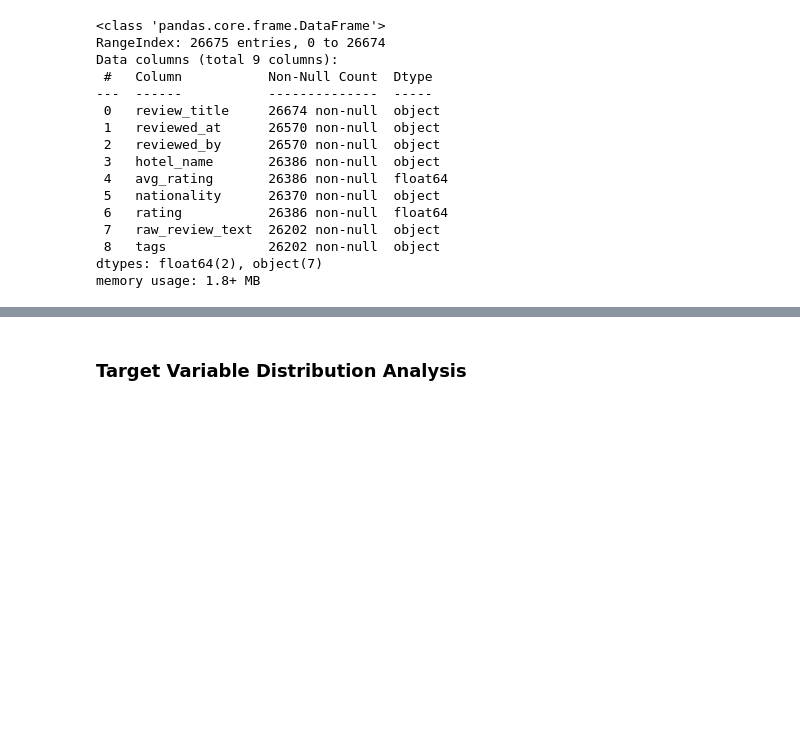
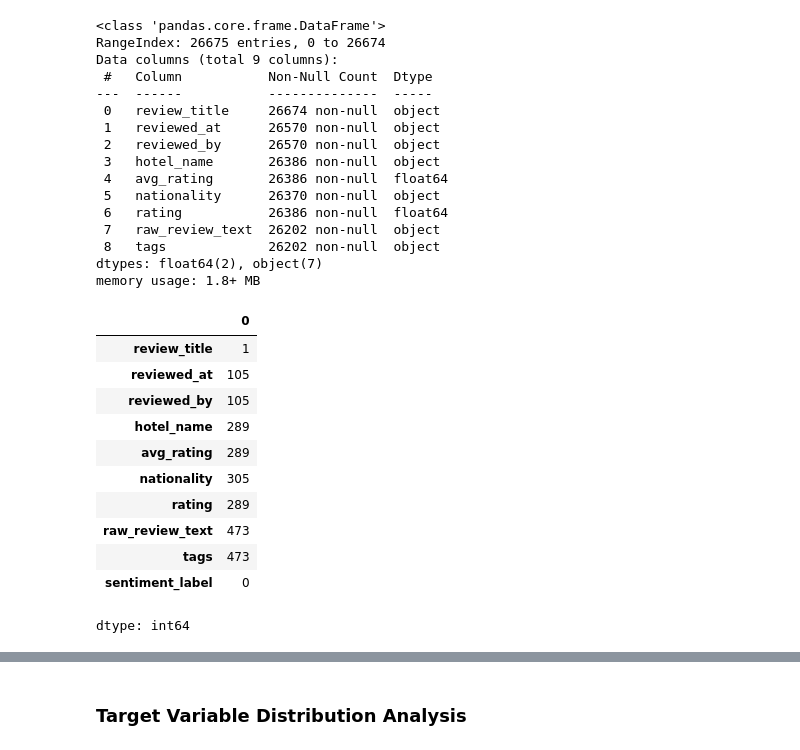
Before and after one commit to KBE25/hotel_sentiment, a Jupyter notebook: notebook.ipynb, the cells around one changed output, grey strips where cells are left out. Cells and saved outputs as stored; diff of their text form; code cells hidden in the pictures; blank space fills up the shorter version.

```diff
--- a/notebook.ipynb
+++ b/notebook.ipynb
@@ -245,3 +245,19 @@ Data columns (total 9 columns):
  8   tags             26202 non-null  object
 dtypes: float64(2), object(7)
 memory usage: 1.8+ MB
+# %%
+#Initial Missing Value Overview
+df_cleaned.isnull().sum()
+# %% [output]
+|  | 0 |
+| review_title | 1 |
+| reviewed_at | 105 |
+| reviewed_by | 105 |
+| hotel_name | 289 |
+| avg_rating | 289 |
+| nationality | 305 |
+| rating | 289 |
+| raw_review_text | 473 |
+| tags | 473 |
+| sentiment_label | 0 |
+dtype: int64
```
Also changed, not shown: parts of 6 cells of this notebook.
